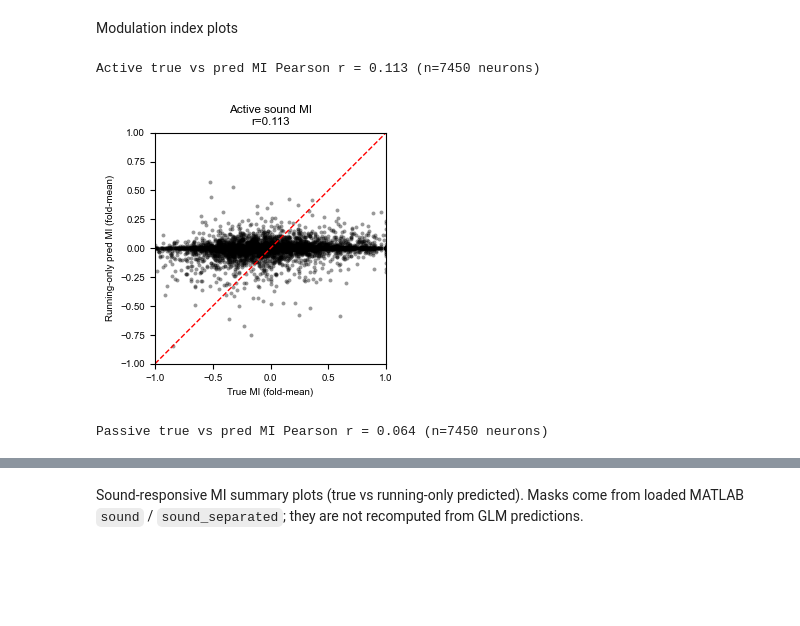
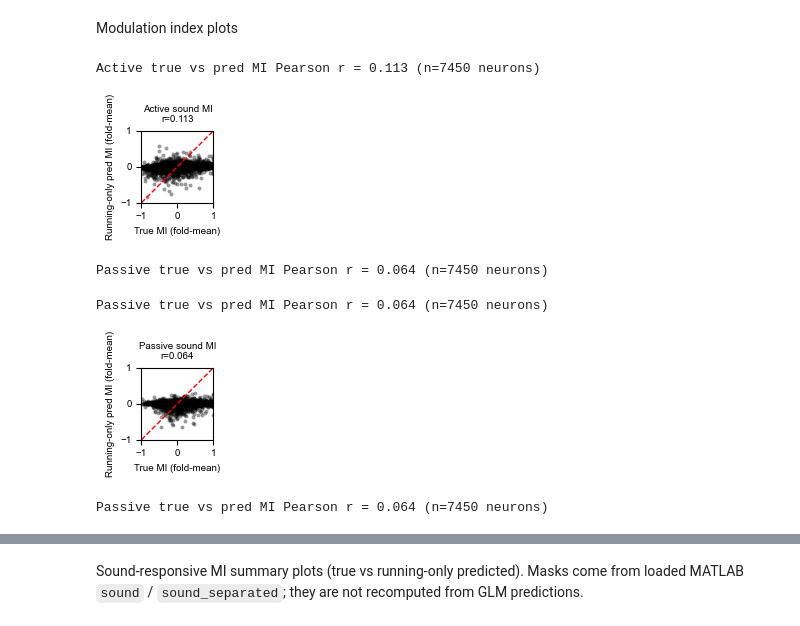
Before and after one commit to constanzabassi/GLM-analysis, a Jupyter notebook: notebooks/run_glm_encoding_analysis_running_models.ipynb, the cells around one changed output, grey strips where cells are left out. Drawn from its saved outputs; the diff is of its cells as text; code cells hidden in the pictures; blank space fills up the shorter version.

Commit message:
update glm-running notebook

```diff
--- a/notebooks/run_glm_encoding_analysis_running_models.ipynb
+++ b/notebooks/run_glm_encoding_analysis_running_models.ipynb
@@ -609,37 +785,101 @@ print(f'Active true vs pred MI Pearson r = {r:.3f} (n={finite.sum()} neurons)')
 lim = np.nanmax(np.abs(np.concatenate([mi_true_all[finite], mi_pred_all[finite]])))
 lim = max(lim, 0.1)
 
-fig, ax = plt.subplots(figsize=(3,3))
+fig, ax = plt.subplots(figsize=(1.5,1.5))
 ax.scatter(mi_true_all[finite], mi_pred_all[finite], s=8, alpha=0.4, c='k', linewidths=0)
 ax.plot([-lim, lim], [-lim, lim], 'r--', lw=1)
 ax.set_xlabel('True MI (fold-mean)')
 ax.set_ylabel('Running-only pred MI (fold-mean)')
-ax.set_title(f'Active sound MI\nr={r:.3f}')
+ax.set_title(f'Active sound MI\nr={r:.3f}', fontsize=7)
 ax.set_xlim(-lim, lim)
 ax.set_ylim(-lim, lim)
 ax.set_aspect('equal')
+fig.subplots_adjust(
+    left=0.3,
+    right=0.78,
+    top=0.95,
+    bottom=0.15,
+    hspace=0.05,
+)
 plt.show()
+save_path=os.path.join(save_results, 'scatter_dev_active_true_vs_pred_MI.pdf')
+fig.savefig(save_path, format='pdf', facecolor='white', edgecolor='white', transparent=False)
 
 # Optional: same MI pipeline on passive aligned true/pred
 mi_passive = mi_analyzer.compute_mi_true_vs_pred(
     aligned_neural_true_passive,
     aligned_neural_pred_passive,
     compute_p=False,
     pooled_bootstrap=False,
 )
 
 mi_true_pas = np.concatenate([c['mi_true_mean'] for c in mi_passive['comparison'].values()])
 mi_pred_pas = np.concatenate([c['mi_pred_mean'] for c in mi_passive['comparison'].values()])
 finite_pas = np.isfinite(mi_true_pas) & np.isfinite(mi_pred_pas)
 r_pas = np.corrcoef(mi_true_pas[finite_pas], mi_pred_pas[finite_pas])[0, 1]
 print(f'Passive true vs pred MI Pearson r = {r_pas:.3f} (n={finite_pas.sum()} neurons)')
 
 # Optional dataset-level significance (pooled trials across folds; slow if n_shuffles is large, takes about 5 second for 100 shuffles):
 # mi_active_boot = mi_analyzer.compute_mi_true_vs_pred(
 #     aligned_neural_true, aligned_neural_pred,
 #     compute_p=False, pooled_bootstrap=True, n_shuffles=100,
 # )
 # %% [output]
 Active true vs pred MI Pearson r = 0.113 (n=7450 neurons)
-[figure, old version]
+[figure, new version]
 Passive true vs pred MI Pearson r = 0.064 (n=7450 neurons)
+# %%
+# Compare fold-averaged true vs predicted sound MI (active)
+mi_true_all_pas = []
+mi_pred_all_pas = []
+for key, comp in mi_passive['comparison'].items():
+    mi_true_all_pas.append(comp['mi_true_mean'])
+    mi_pred_all_pas.append(comp['mi_pred_mean'])
+
+mi_true_all_pas = np.concatenate(mi_true_all_pas)
+mi_pred_all_pas = np.concatenate(mi_pred_all_pas)
+finite = np.isfinite(mi_true_all_pas) & np.isfinite(mi_pred_all_pas)
+
+r = np.corrcoef(mi_true_all_pas[finite], mi_pred_all_pas[finite])[0, 1]
+print(f'Passive true vs pred MI Pearson r = {r:.3f} (n={finite.sum()} neurons)')
+
+lim = np.nanmax(np.abs(np.concatenate([mi_true_all_pas[finite], mi_pred_all_pas[finite]])))
+lim = max(lim, 0.1)
+
+fig, ax = plt.subplots(figsize=(1.5,1.5))
+ax.scatter(mi_true_all_pas[finite], mi_pred_all_pas[finite], s=8, alpha=0.4, c='k', linewidths=0)
+ax.plot([-lim, lim], [-lim, lim], 'r--', lw=1)
+ax.set_xlabel('True MI (fold-mean)')
+ax.set_ylabel('Running-only pred MI (fold-mean)')
+ax.set_title(f'Passive sound MI\nr={r:.3f}', fontsize=7)
+ax.set_xlim(-lim, lim)
+ax.set_ylim(-lim, lim)
+ax.set_aspect('equal')
+fig.subplots_adjust(
+    left=0.3,
+    right=0.78,
+    top=0.95,
+    bottom=0.15,
+    hspace=0.05,
+)
+plt.show()
+save_path=os.path.join(save_results, 'scatter_dev_passive_true_vs_pred_MI.pdf')
+fig.savefig(save_path, format='pdf', facecolor='white', edgecolor='white', transparent=False)
+
+# Optional: same MI pipeline on passive aligned true/pred
+mi_passive = mi_analyzer.compute_mi_true_vs_pred(
+    aligned_neural_true_passive,
+    aligned_neural_pred_passive,
+    compute_p=False,
+    pooled_bootstrap=False,
+)
+
+mi_true_pas = np.concatenate([c['mi_true_mean'] for c in mi_passive['comparison'].values()])
+mi_pred_pas = np.concatenate([c['mi_pred_mean'] for c in mi_passive['comparison'].values()])
+finite_pas = np.isfinite(mi_true_pas) & np.isfinite(mi_pred_pas)
+r_pas = np.corrcoef(mi_true_pas[finite_pas], mi_pred_pas[finite_pas])[0, 1]
+print(f'Passive true vs pred MI Pearson r = {r_pas:.3f} (n={finite_pas.sum()} neurons)')
+# %% [output]
+Passive true vs pred MI Pearson r = 0.064 (n=7450 neurons)
+[figure, added]
+Passive true vs pred MI Pearson r = 0.064 (n=7450 neurons)
```
Also changed, not shown: parts of 8 cells of this notebook.
